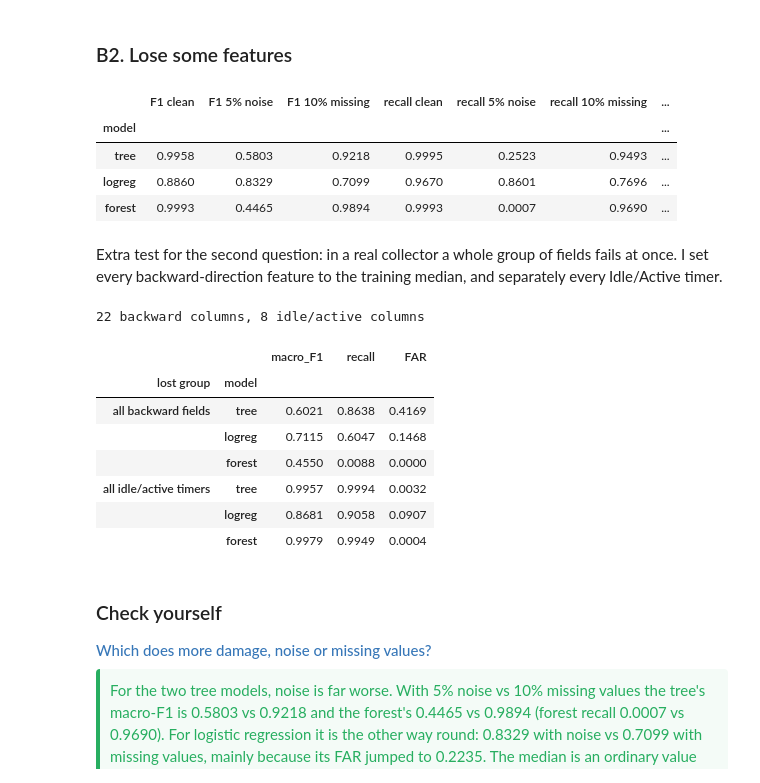
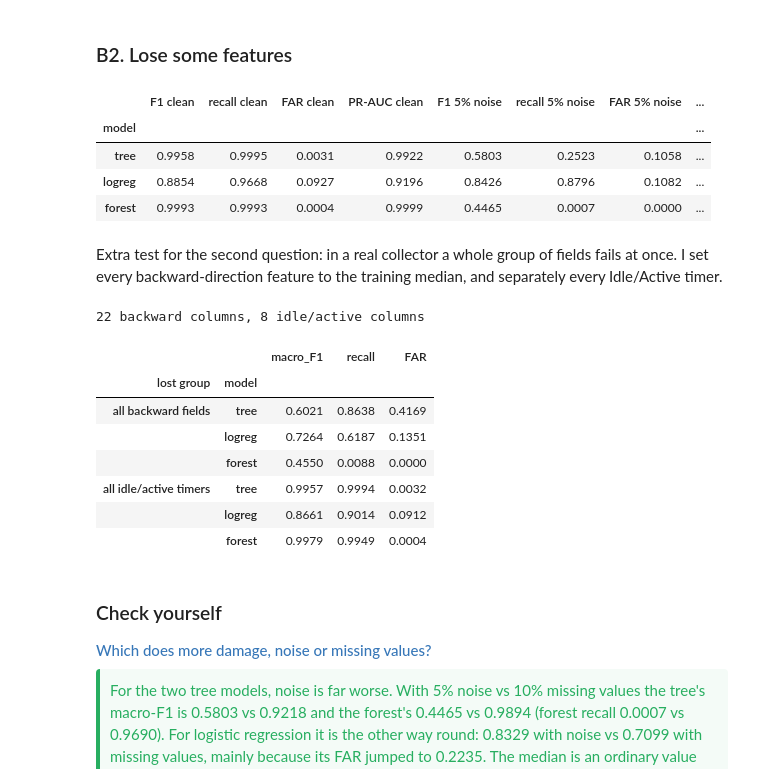
Before and after one commit to Nishant-Gandhi09/D7084E_XAI_Lab4.2, a Jupyter notebook: Lab4_2_Robustness_Attacks.ipynb, the cells around one changed output. Cells and saved outputs as stored; diff of their text form; code cells hidden in the pictures.

Commit message:
fix: add missing measurements

```diff
--- a/Lab4_2_Robustness_Attacks.ipynb
+++ b/Lab4_2_Robustness_Attacks.ipynb
@@ -492,29 +492,34 @@ def drop_values(X_data, frac, seed=SEED):
 # %%
 X_missing_10 = drop_values(X_test, 0.10, seed=SEED)
 
 missing_reports = {name: report(model, X_missing_10, y_test) for name, model in models.items()}
 
 missing_rows = []
 for name in models:
     missing_rows.append({
         "model": name,
         "F1 clean": clean_results[name]["macro_F1"],
+        "recall clean": clean_results[name]["recall"],
+        "FAR clean": clean_results[name]["FAR"],
+        "PR-AUC clean": clean_results[name]["PR_AUC"],
         "F1 5% noise": noise_reports[(name, 0.05)]["macro_F1"],
+        "recall 5% noise": noise_reports[(name, 0.05)]["recall"],
+        "FAR 5% noise": noise_reports[(name, 0.05)]["FAR"],
+        "PR-AUC 5% noise": noise_reports[(name, 0.05)]["PR_AUC"],
         "F1 10% missing": missing_reports[name]["macro_F1"],
-        "recall clean": clean_results[name]["recall"],
-        "recall 5% noise": noise_reports[(name, 0.05)]["recall"],
         "recall 10% missing": missing_reports[name]["recall"],
         "FAR 10% missing": missing_reports[name]["FAR"],
+        "PR-AUC 10% missing": missing_reports[name]["PR_AUC"]
     })
 missing_table = pd.DataFrame(missing_rows).set_index("model")
 display(missing_table)
 missing_table.to_csv(results_dir / "B2_missing.csv")
 # %% [output]
-|  | F1 clean | F1 5% noise | F1 10% missing | recall clean | recall 5% noise | recall 10% missing | ... |
-| model |  |  |  |  |  |  | ... |
-| tree | 0.9958 | 0.5803 | 0.9218 | 0.9995 | 0.2523 | 0.9493 | ... |
-| logreg | 0.8860 | 0.8329 | 0.7099 | 0.9670 | 0.8601 | 0.7696 | ... |
-| forest | 0.9993 | 0.4465 | 0.9894 | 0.9993 | 0.0007 | 0.9690 | ... |
+|  | F1 clean | recall clean | FAR clean | PR-AUC clean | F1 5% noise | recall 5% noise | FAR 5% noise | ... |
+| model |  |  |  |  |  |  |  | ... |
+| tree | 0.9958 | 0.9995 | 0.0031 | 0.9922 | 0.5803 | 0.2523 | 0.1058 | ... |
+| logreg | 0.8854 | 0.9668 | 0.0927 | 0.9196 | 0.8426 | 0.8796 | 0.1082 | ... |
+| forest | 0.9993 | 0.9993 | 0.0004 | 0.9999 | 0.4465 | 0.0007 | 0.0000 | ... |
 # %% [markdown]
 Extra test for the second question: in a real collector a whole group of fields fails at once. I set every backward-direction feature to the training median, and separately every Idle/Active timer.
 # %%
@@ -540,10 +545,10 @@ group_loss_table.to_csv(results_dir / "B2_group_loss.csv")
 |  |  | macro_F1 | recall | FAR |
 | lost group | model |  |  |  |
 | all backward fields | tree | 0.6021 | 0.8638 | 0.4169 |
-|  | logreg | 0.7115 | 0.6047 | 0.1468 |
+|  | logreg | 0.7264 | 0.6187 | 0.1351 |
 |  | forest | 0.4550 | 0.0088 | 0.0000 |
 | all idle/active timers | tree | 0.9957 | 0.9994 | 0.0032 |
-|  | logreg | 0.8681 | 0.9058 | 0.0907 |
+|  | logreg | 0.8661 | 0.9014 | 0.0912 |
 |  | forest | 0.9979 | 0.9949 | 0.0004 |
 # %% [markdown]
 ### Check yourself
```
Also changed, not shown: parts of 7 cells of this notebook, 7 other files.
